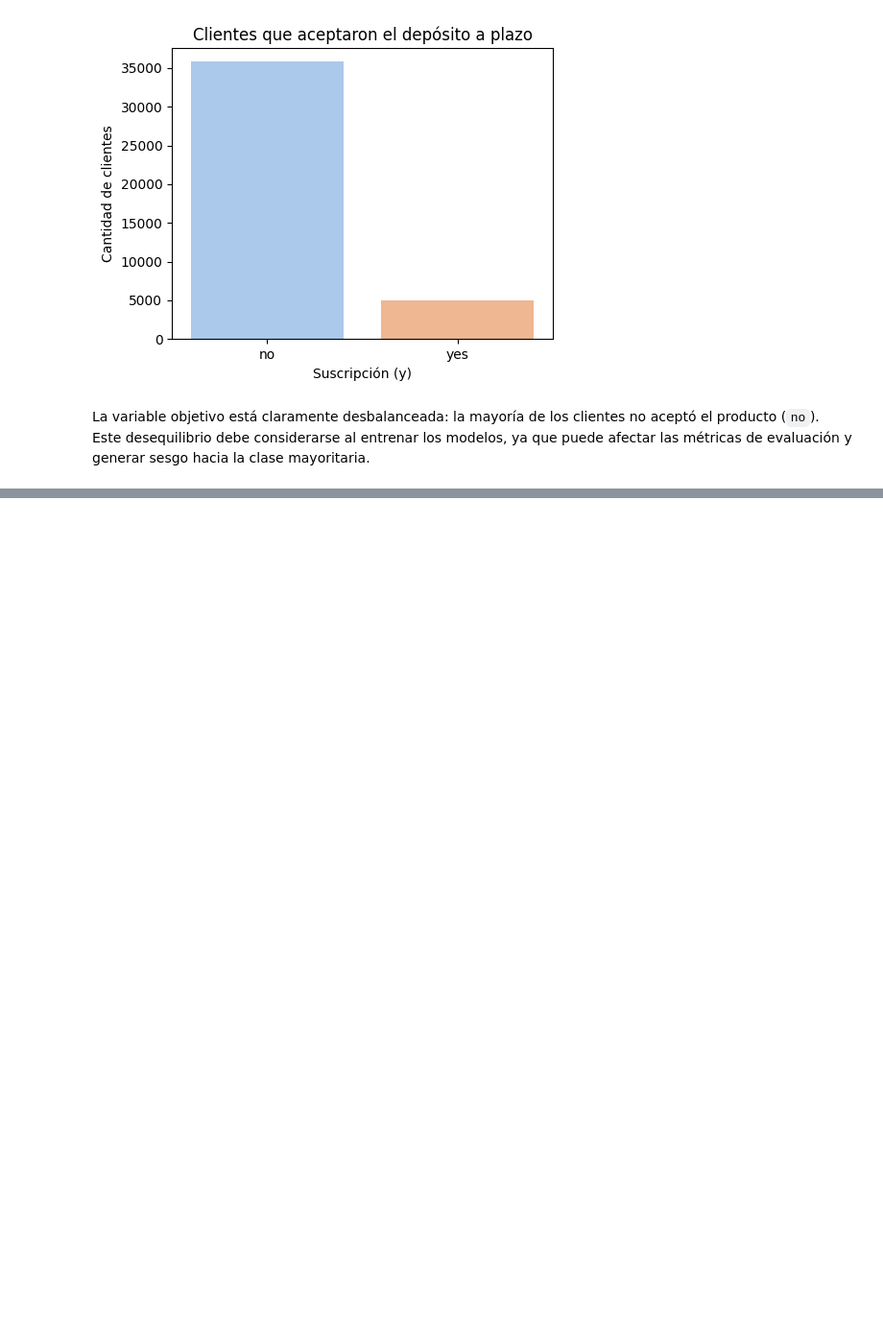
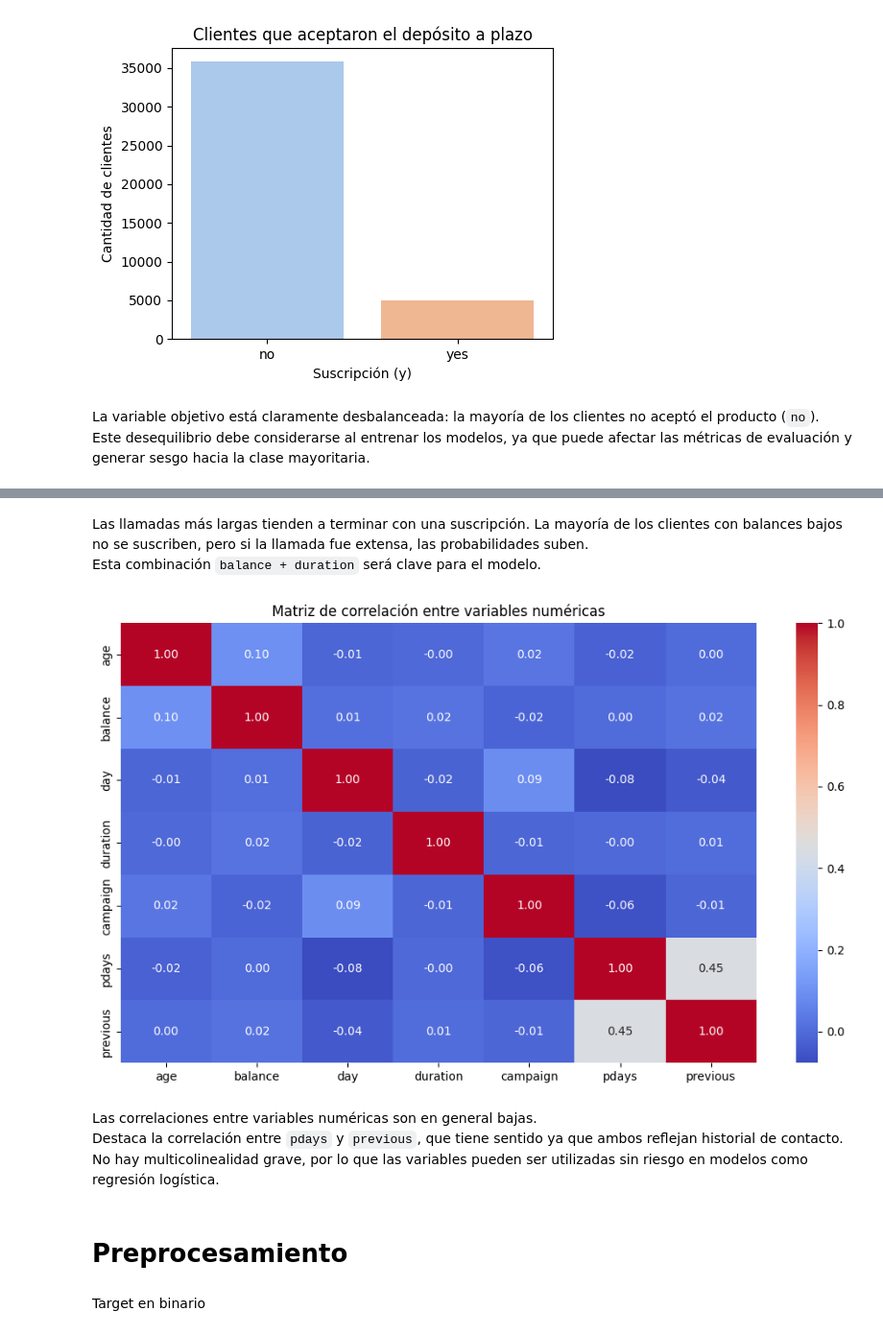
Before and after one commit to cristiangodoyangel/Cristian_Godoy_Examen_2_intento_2, a Jupyter notebook: Cristian_Godoy_Examen_2_intento_2.ipynb, the cells around one changed output, grey strips where cells are left out. Shown: that part at 96% size. Saved outputs shown, nothing was run; the diff lists cells and outputs as text; code cells hidden in the pictures; blank space fills up the shorter version.

```diff
--- a/Cristian_Godoy_Examen_2_intento_2.ipynb
+++ b/Cristian_Godoy_Examen_2_intento_2.ipynb
@@ -550,0 +604,19 @@ Este desequilibrio debe considerarse al entrenar los modelos, ya que puede afect
+# %% [markdown]
+Las llamadas más largas tienden a terminar con una suscripción.
+La mayoría de los clientes con balances bajos no se suscriben, pero si la llamada fue extensa, las probabilidades suben.
+Esta combinación `balance + duration` será clave para el modelo.
+# %%
+plt.figure(figsize=(10, 6))
+sns.heatmap(df[['age', 'balance', 'day', 'duration', 'campaign', 'pdays', 'previous']].corr(),
+            annot=True, cmap='coolwarm', fmt='.2f')
+plt.title('Matriz de correlación entre variables numéricas')
+plt.tight_layout()
+plt.show()
+# %% [output]
+[figure, added]
+# %% [markdown]
+Las correlaciones entre variables numéricas son en general bajas.
+Destaca la correlación entre `pdays` y `previous`, que tiene sentido ya que ambos reflejan historial de contacto.
+No hay multicolinealidad grave, por lo que las variables pueden ser utilizadas sin riesgo en modelos como regresión logística.
+# %% [markdown]
+# Preprocesamiento
@@ -550,0 +636,2 @@ Este desequilibrio debe considerarse al entrenar los modelos, ya que puede afect
+# %% [markdown]
+Target en binario
```
Also changed, not shown: parts of 18 cells of this notebook.
